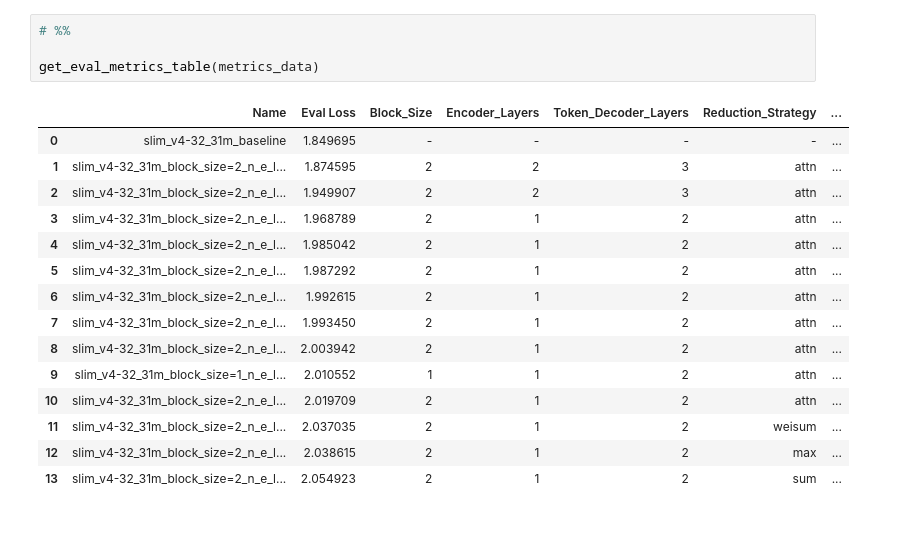
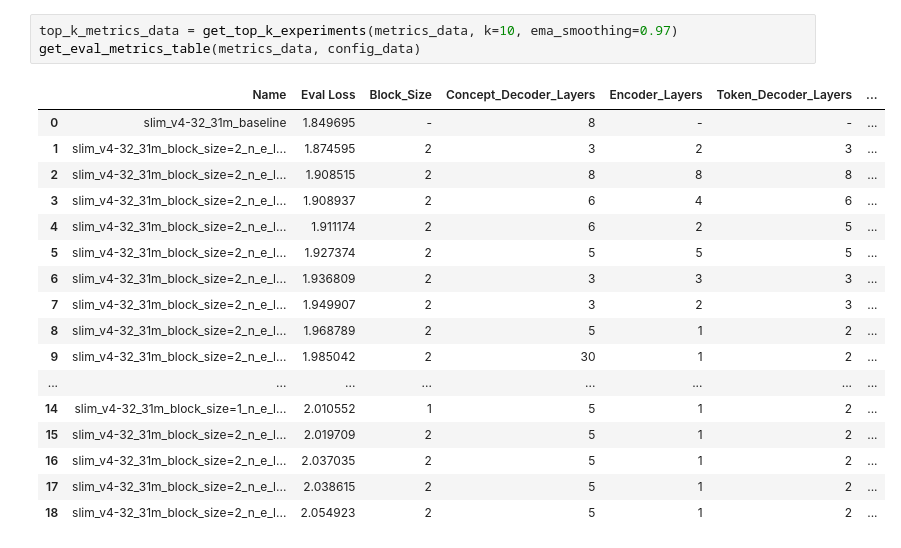
Before and after one commit to clankur/experimental, a Jupyter notebook: docs/lcm.ipynb, the cells around one changed output. Drawn from its saved outputs; the diff is of its cells as text.

```diff
--- a/docs/lcm.ipynb
+++ b/docs/lcm.ipynb
@@ -75,20 +74,21 @@ slim_v4-32_31m_block_size=2_n_e_layers=1_n_t_layers=2_reduction_strategy=attn_n_
-# %%
-# %%
-
-get_eval_metrics_table(metrics_data)
-# %% [output]
-|  | Name | Eval Loss | Block_Size | Encoder_Layers | Token_Decoder_Layers | Reduction_Strategy | ... |
-| 0 | slim_v4-32_31m_baseline | 1.849695 | - | - | - | - | ... |
-| 1 | slim_v4-32_31m_block_size=2_n_e_l... | 1.874595 | 2 | 2 | 3 | attn | ... |
-| 2 | slim_v4-32_31m_block_size=2_n_e_l... | 1.949907 | 2 | 2 | 3 | attn | ... |
-| 3 | slim_v4-32_31m_block_size=2_n_e_l... | 1.968789 | 2 | 1 | 2 | attn | ... |
-| 4 | slim_v4-32_31m_block_size=2_n_e_l... | 1.985042 | 2 | 1 | 2 | attn | ... |
-| 5 | slim_v4-32_31m_block_size=2_n_e_l... | 1.987292 | 2 | 1 | 2 | attn | ... |
-| 6 | slim_v4-32_31m_block_size=2_n_e_l... | 1.992615 | 2 | 1 | 2 | attn | ... |
-| 7 | slim_v4-32_31m_block_size=2_n_e_l... | 1.993450 | 2 | 1 | 2 | attn | ... |
-| 8 | slim_v4-32_31m_block_size=2_n_e_l... | 2.003942 | 2 | 1 | 2 | attn | ... |
-| 9 | slim_v4-32_31m_block_size=1_n_e_l... | 2.010552 | 1 | 1 | 2 | attn | ... |
-| 10 | slim_v4-32_31m_block_size=2_n_e_l... | 2.019709 | 2 | 1 | 2 | attn | ... |
-| 11 | slim_v4-32_31m_block_size=2_n_e_l... | 2.037035 | 2 | 1 | 2 | weisum | ... |
-| 12 | slim_v4-32_31m_block_size=2_n_e_l... | 2.038615 | 2 | 1 | 2 | max | ... |
-| 13 | slim_v4-32_31m_block_size=2_n_e_l... | 2.054923 | 2 | 1 | 2 | sum | ... |
+# %%
+top_k_metrics_data = get_top_k_experiments(metrics_data, k=10, ema_smoothing=0.97)
+get_eval_metrics_table(metrics_data, config_data)
+# %% [output]
+|  | Name | Eval Loss | Block_Size | Concept_Decoder_Layers | Encoder_Layers | Token_Decoder_Layers | ... |
+| 0 | slim_v4-32_31m_baseline | 1.849695 | - | 8 | - | - | ... |
+| 1 | slim_v4-32_31m_block_size=2_n_e_l... | 1.874595 | 2 | 3 | 2 | 3 | ... |
+| 2 | slim_v4-32_31m_block_size=2_n_e_l... | 1.908515 | 2 | 8 | 8 | 8 | ... |
+| 3 | slim_v4-32_31m_block_size=2_n_e_l... | 1.908937 | 2 | 6 | 4 | 6 | ... |
+| 4 | slim_v4-32_31m_block_size=2_n_e_l... | 1.911174 | 2 | 6 | 2 | 5 | ... |
+| 5 | slim_v4-32_31m_block_size=2_n_e_l... | 1.927374 | 2 | 5 | 5 | 5 | ... |
+| 6 | slim_v4-32_31m_block_size=2_n_e_l... | 1.936809 | 2 | 3 | 3 | 3 | ... |
+| 7 | slim_v4-32_31m_block_size=2_n_e_l... | 1.949907 | 2 | 3 | 2 | 3 | ... |
+| 8 | slim_v4-32_31m_block_size=2_n_e_l... | 1.968789 | 2 | 5 | 1 | 2 | ... |
+| 9 | slim_v4-32_31m_block_size=2_n_e_l... | 1.985042 | 2 | 30 | 1 | 2 | ... |
+| ... | ... | ... | ... | ... | ... | ... | ... |
+| 14 | slim_v4-32_31m_block_size=1_n_e_l... | 2.010552 | 1 | 5 | 1 | 2 | ... |
+| 15 | slim_v4-32_31m_block_size=2_n_e_l... | 2.019709 | 2 | 5 | 1 | 2 | ... |
+| 16 | slim_v4-32_31m_block_size=2_n_e_l... | 2.037035 | 2 | 5 | 1 | 2 | ... |
+| 17 | slim_v4-32_31m_block_size=2_n_e_l... | 2.038615 | 2 | 5 | 1 | 2 | ... |
+| 18 | slim_v4-32_31m_block_size=2_n_e_l... | 2.054923 | 2 | 5 | 1 | 2 | ... |
```
Also changed, not shown: parts of 7 cells of this notebook, 2 other files.
